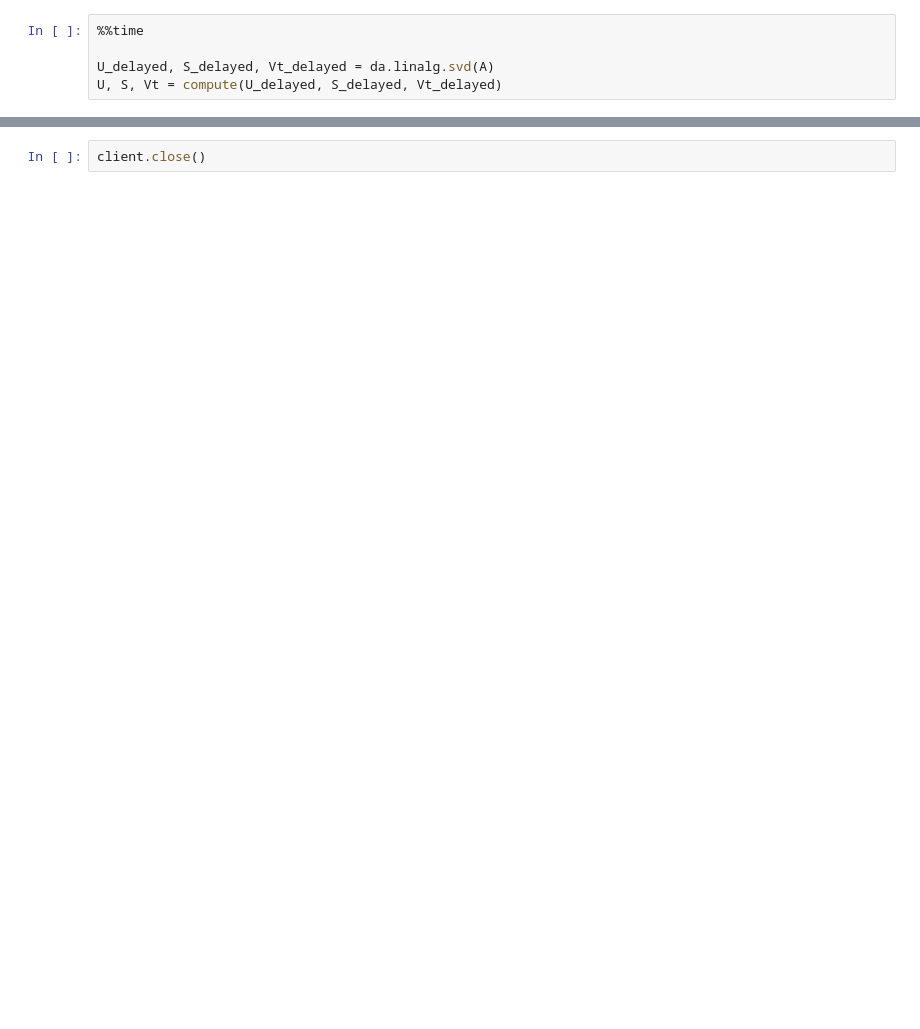
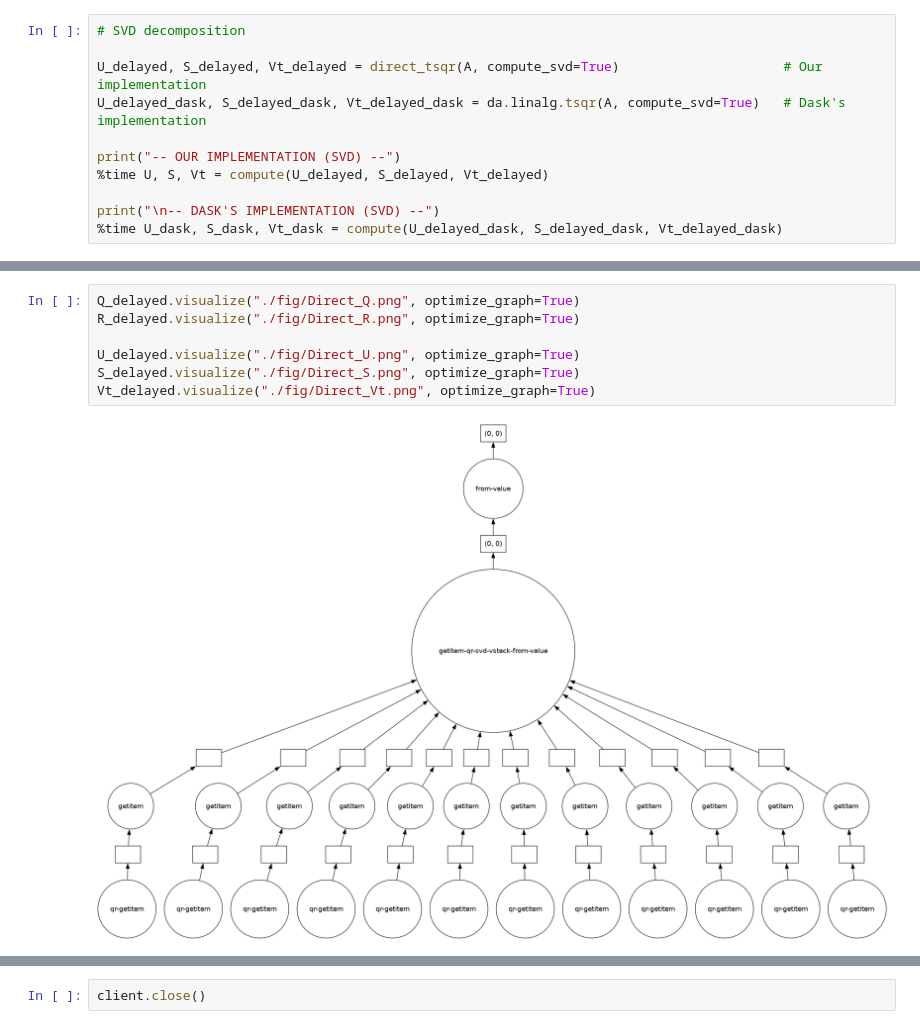
Before and after one commit to AlessandroMiotto/MAPD_project, a Jupyter notebook: Direct.ipynb, the cells around one changed output, grey strips where cells are left out. Saved outputs shown, nothing was run; the diff lists cells and outputs as text; blank space fills up the shorter version.

Commit message:
Direct improvements and HIGGS dataset test

```diff
--- a/Direct.ipynb
+++ b/Direct.ipynb
@@ -193,6 +135,12 @@ Wall time: 652 ms
 # %%
-%%time
+# SVD decomposition
 
-U_delayed, S_delayed, Vt_delayed = da.linalg.svd(A)
-U, S, Vt = compute(U_delayed, S_delayed, Vt_delayed)
+U_delayed, S_delayed, Vt_delayed = direct_tsqr(A, compute_svd=True)                     # Our implementation
+U_delayed_dask, S_delayed_dask, Vt_delayed_dask = da.linalg.tsqr(A, compute_svd=True)   # Dask's implementation
+
+print("-- OUR IMPLEMENTATION (SVD) --")
+%time U, S, Vt = compute(U_delayed, S_delayed, Vt_delayed)
+
+print("\n-- DASK'S IMPLEMENTATION (SVD) --")
+%time U_dask, S_dask, Vt_dask = compute(U_delayed_dask, S_delayed_dask, Vt_delayed_dask)
 # %% [output]
@@ -200,0 +189,9 @@ Wall time: 706 ms
+# %%
+Q_delayed.visualize("./fig/Direct_Q.png", optimize_graph=True)
+R_delayed.visualize("./fig/Direct_R.png", optimize_graph=True)
+
+U_delayed.visualize("./fig/Direct_U.png", optimize_graph=True)
+S_delayed.visualize("./fig/Direct_S.png", optimize_graph=True)
+Vt_delayed.visualize("./fig/Direct_Vt.png", optimize_graph=True)
+# %% [output]
+[figure, added]
```
Also changed, not shown: parts of 20 cells of this notebook, 5 other files.
